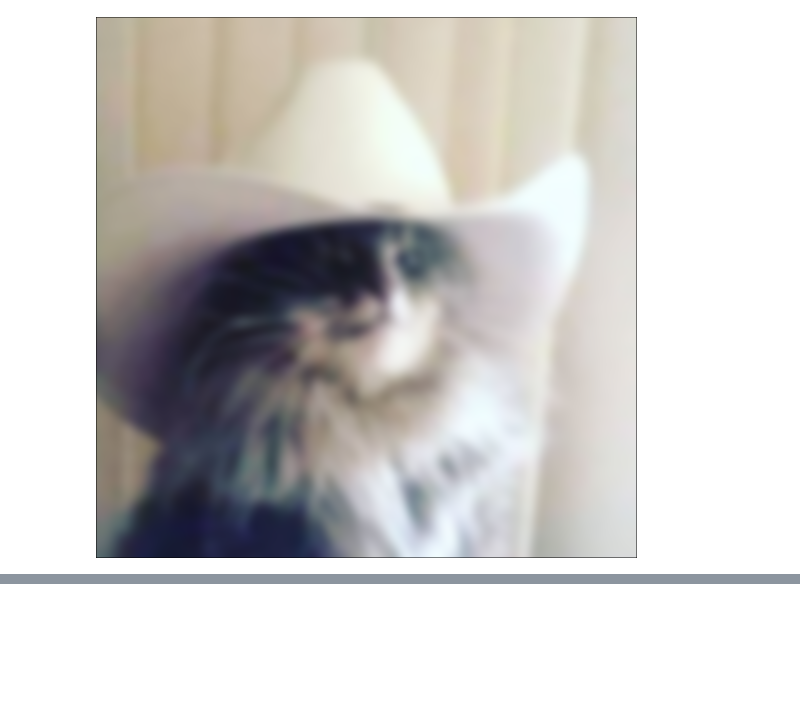
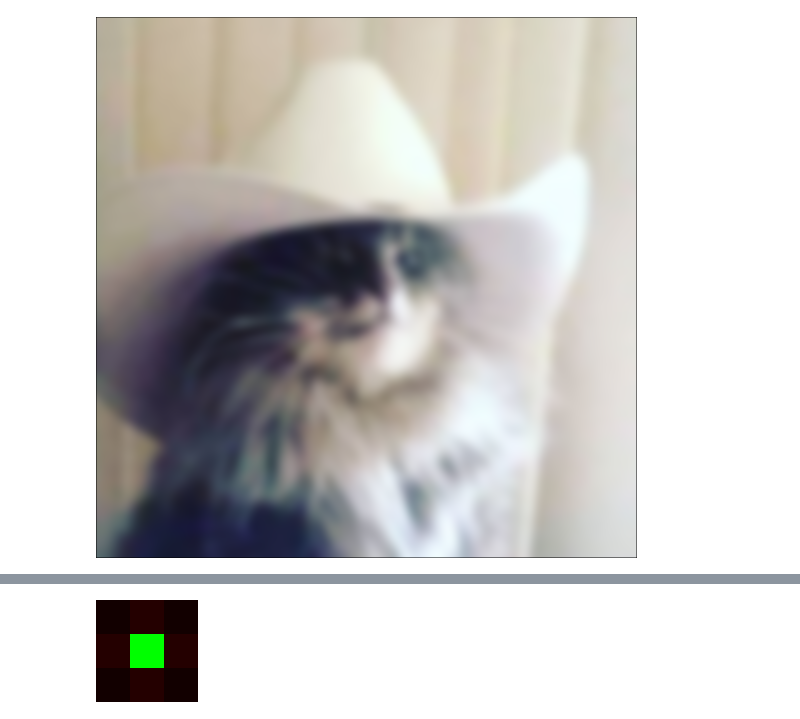
Before and after one commit to arturqg11/Codigos-em-Julia, a Jupyter notebook: Processamento de imagens.ipynb, the cells around one changed output, grey strips where cells are left out. Drawn from its saved outputs; the diff is of its cells as text; code cells hidden in the pictures; blank space fills up the shorter version.

```diff
--- a/Processamento de imagens.ipynb
+++ b/Processamento de imagens.ipynb
@@ -60,0 +62,4 @@ SyntaxError: invalid syntax. Perhaps you forgot a comma? (801302980.py, line 2)
+# %%
+heatmap_kernel(kernel_2)
+# %% [output]
+[figure, added]
```
Also changed, not shown: parts of 6 cells of this notebook.
